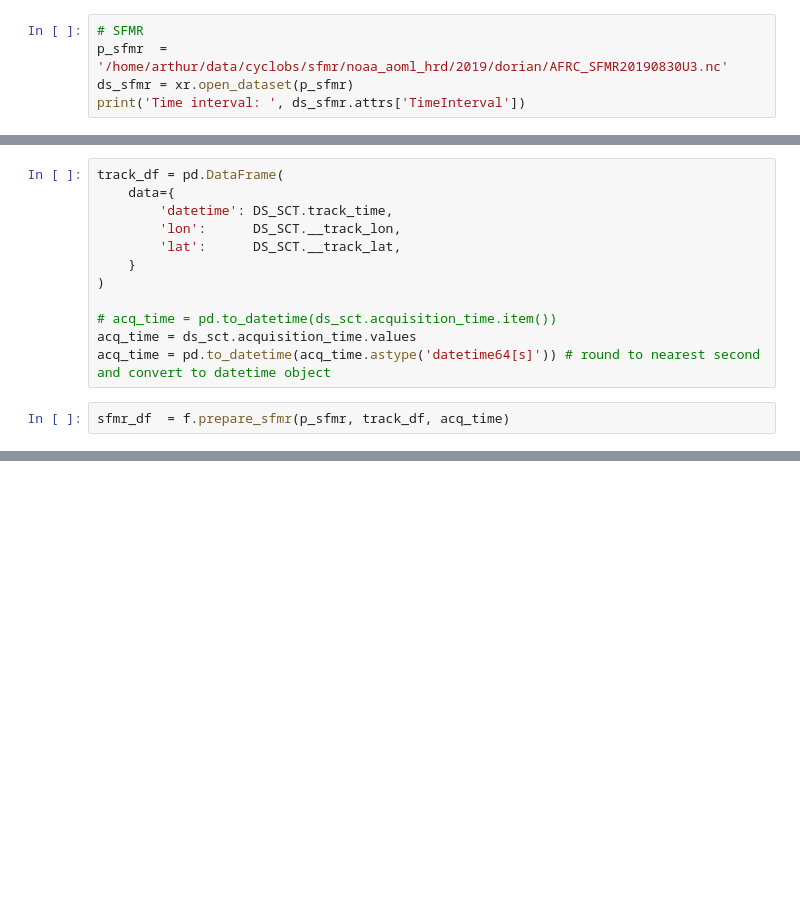
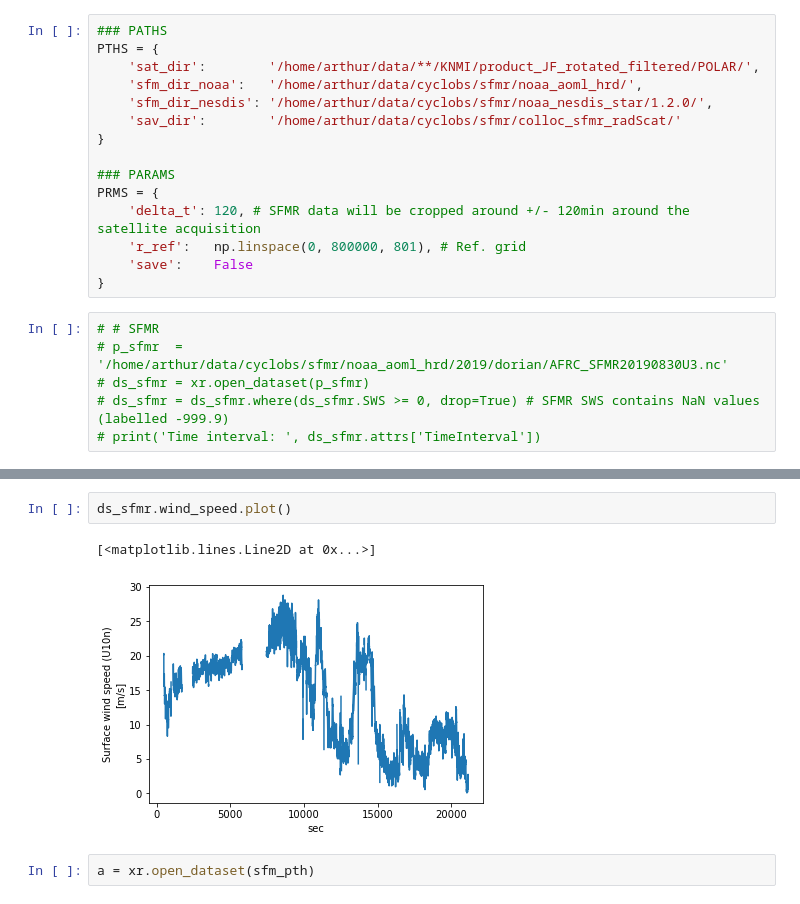
Before and after one commit to Arthur117/sfmr, a Jupyter notebook: sfmr_coloc.ipynb, the cells around one changed output, grey strips where cells are left out. Saved outputs shown, nothing was run; the diff lists cells and outputs as text; blank space fills up the shorter version.

```diff
--- a/sfmr_coloc.ipynb
+++ b/sfmr_coloc.ipynb
@@ -12,5 +13,21 @@ f.prepare_sfmr
+# %%
+### PATHS
+PTHS = {
+    'sat_dir':        '/home/arthur/data/**/KNMI/product_JF_rotated_filtered/POLAR/',
+    'sfm_dir_noaa':   '/home/arthur/data/cyclobs/sfmr/noaa_aoml_hrd/',
+    'sfm_dir_nesdis': '/home/arthur/data/cyclobs/sfmr/noaa_nesdis_star/1.2.0/',
+    'sav_dir':        '/home/arthur/data/cyclobs/sfmr/colloc_sfmr_radScat/'
+}
+
+### PARAMS
+PRMS = {
+    'delta_t': 120, # SFMR data will be cropped around +/- 120min around the satellite acquisition
+    'r_ref':   np.linspace(0, 800000, 801), # Ref. grid
+    'save':    False
+}
 # %%
-# SFMR
-p_sfmr  = '/home/arthur/data/cyclobs/sfmr/noaa_aoml_hrd/2019/dorian/AFRC_SFMR20190830U3.nc'
-ds_sfmr = xr.open_dataset(p_sfmr)
-print('Time interval: ', ds_sfmr.attrs['TimeInterval'])
+# # SFMR
+# p_sfmr  = '/home/arthur/data/cyclobs/sfmr/noaa_aoml_hrd/2019/dorian/AFRC_SFMR20190830U3.nc'
+# ds_sfmr = xr.open_dataset(p_sfmr)
+# ds_sfmr = ds_sfmr.where(ds_sfmr.SWS >= 0, drop=True) # SFMR SWS contains NaN values (labelled -999.9)
+# print('Time interval: ', ds_sfmr.attrs['TimeInterval'])
@@ -25,14 +39,0 @@ DS_SCT = xr.open_dataset(P_SCT)
-# %%
-track_df = pd.DataFrame(
-    data={
-        'datetime': DS_SCT.track_time,
-        'lon':      DS_SCT.__track_lon,
-        'lat':      DS_SCT.__track_lat,
-    }
-)
-
-# acq_time = pd.to_datetime(ds_sct.acquisition_time.item())
-acq_time = ds_sct.acquisition_time.values
-acq_time = pd.to_datetime(acq_time.astype('datetime64[s]')) # round to nearest second and convert to datetime object
-# %%
-sfmr_df  = f.prepare_sfmr(p_sfmr, track_df, acq_time)
@@ -70,0 +224,7 @@ plt.scatter(sfmr_df['LON'], sfmr_df['LAT'], c=sfmr_df['SWS']);plt.colorbar()
+# %%
+ds_sfmr.wind_speed.plot()
+# %% [output]
+[<matplotlib.lines.Line2D at 0x...>]
+[figure, added]
+# %%
+a = xr.open_dataset(sfm_pth)
```
Also changed, not shown: parts of 17 cells of this notebook, 1 other file.
